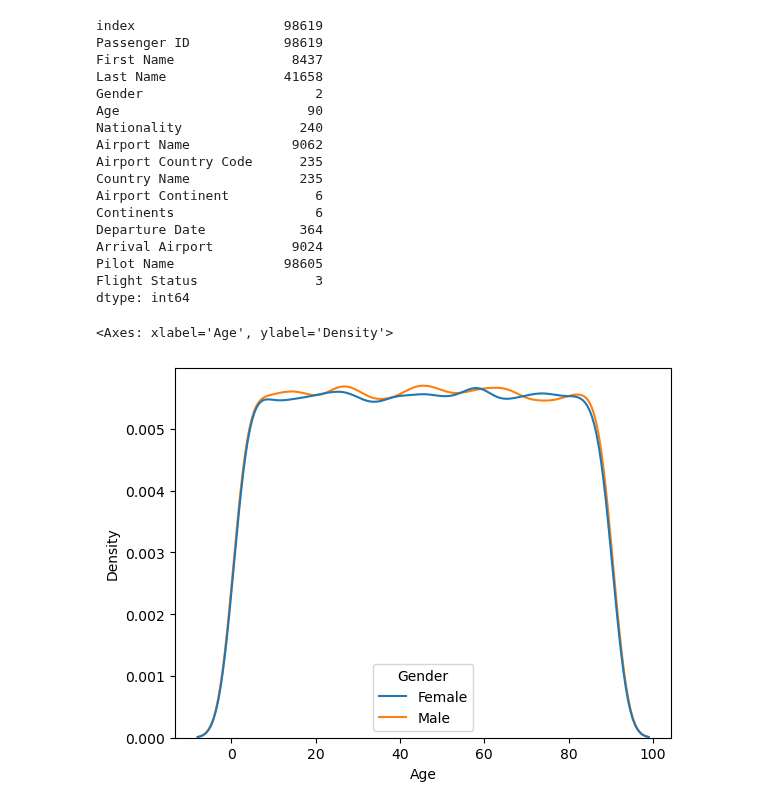
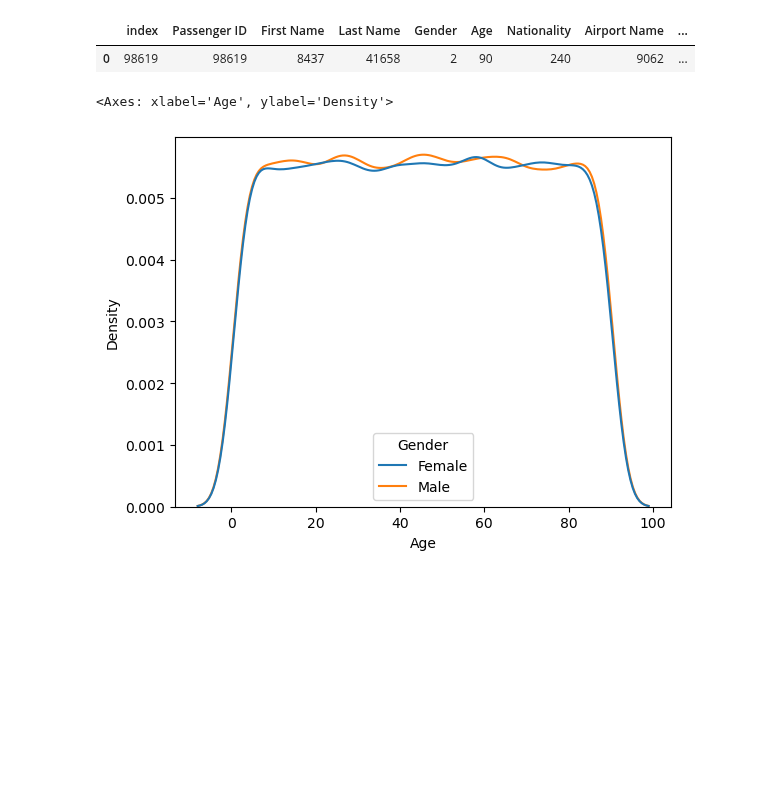
Before and after one commit to mikedelong/kaggle-workbooks, a Jupyter notebook: notebook76dacd672a.ipynb, the cells around one changed output. Cells and saved outputs as stored; diff of their text form; code cells hidden in the pictures; blank space fills up the shorter version.

Commit message:
Kaggle Notebook | Python EDA with KDEs | Make unique table a DataFrame so it is neat

```diff
--- a/notebook76dacd672a.ipynb
+++ b/notebook76dacd672a.ipynb
@@ -11,25 +11,10 @@ df.head()
 | 3 | 3 | BRS38V | Dominica | Pyle | Female | 71 | China | Ottawa / Gatineau Airport | ... |
 | 4 | 4 | 9kvTLo | Bay | Pencost | Male | 21 | China | Gillespie Field | ... |
 # %%
-df.nunique()
+df.nunique().to_frame().T
 # %% [output]
-index                   98619
-Passenger ID            98619
-First Name               8437
-Last Name               41658
-Gender                      2
-Age                        90
-Nationality               240
-Airport Name             9062
-Airport Country Code      235
-Country Name              235
-Airport Continent           6
-Continents                  6
-Departure Date            364
-Arrival Airport          9024
-Pilot Name              98605
-Flight Status               3
-dtype: int64
+|  | index | Passenger ID | First Name | Last Name | Gender | Age | Nationality | Airport Name | ... |
+| 0 | 98619 | 98619 | 8437 | 41658 | 2 | 90 | 240 | 9062 | ... |
 # %%
 from seaborn import kdeplot
 kdeplot(data=df, x='Age', hue='Gender')
```
